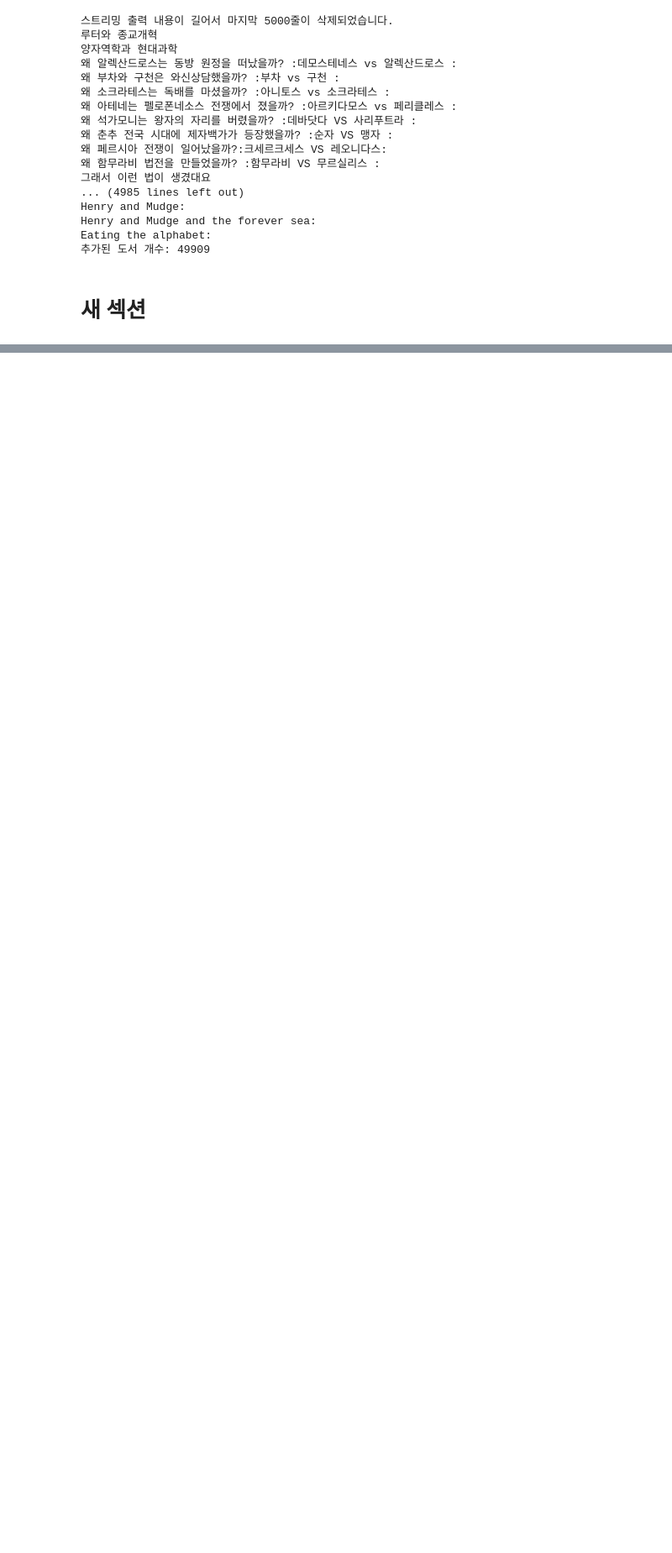
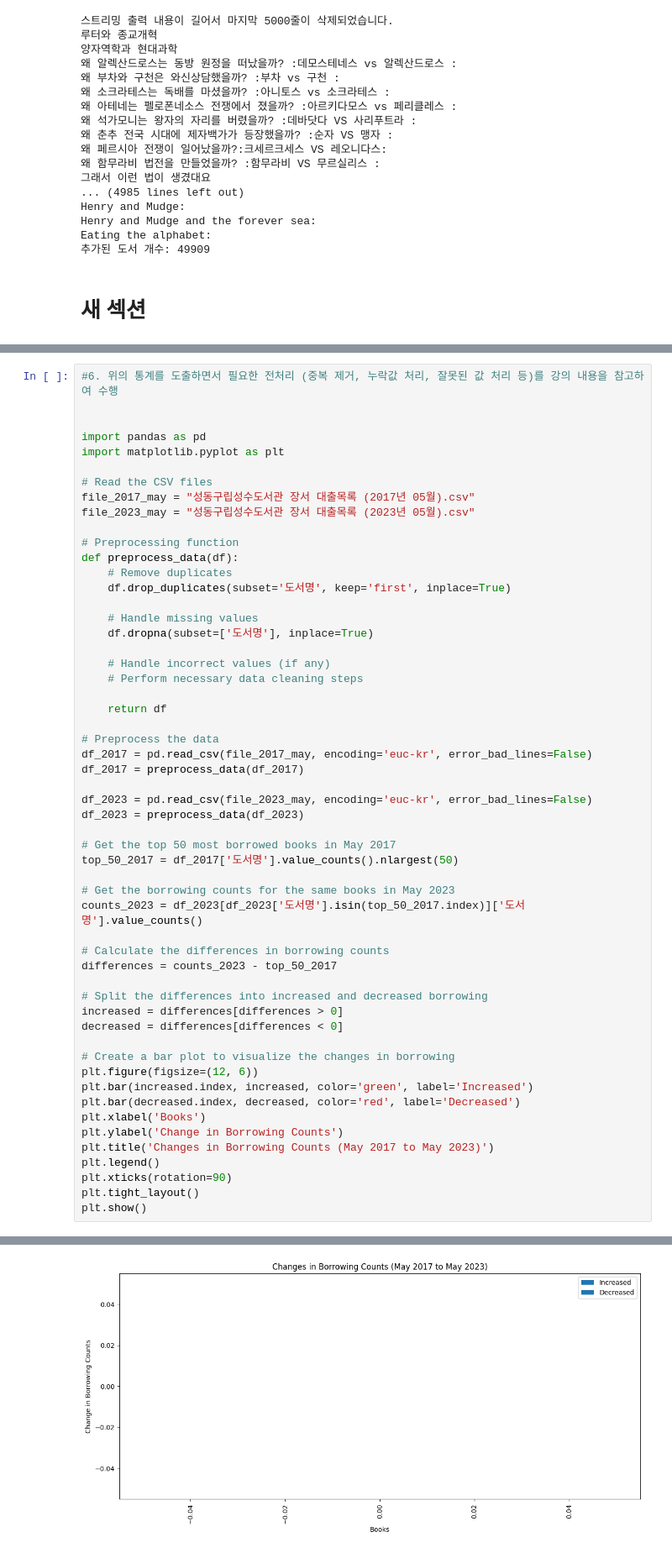
Before and after one commit to khakisalmon/python_programming, a Jupyter notebook: 김현중_2023240666_기말고사.ipynb, the cells around one changed output, grey strips where cells are left out. Shown at 84% size. Drawn from its saved outputs; the diff is of its cells as text; blank space fills up the shorter version.

```diff
--- a/김현중_2023240666_기말고사.ipynb
+++ b/김현중_2023240666_기말고사.ipynb
@@ -129,0 +268,56 @@ Henry and Mudge and the happy cat :the eighth book of their adventures
+# %%
+#6. 위의 통계를 도출하면서 필요한 전처리 (중복 제거, 누락값 처리, 잘못된 값 처리 등)를 강의 내용을 참고하여 수행
+
+
+import pandas as pd
+import matplotlib.pyplot as plt
+
+# Read the CSV files
+file_2017_may = "성동구립성수도서관 장서 대출목록 (2017년 05월).csv"
+file_2023_may = "성동구립성수도서관 장서 대출목록 (2023년 05월).csv"
+
+# Preprocessing function
+def preprocess_data(df):
+    # Remove duplicates
+    df.drop_duplicates(subset='도서명', keep='first', inplace=True)
+
+    # Handle missing values
+    df.dropna(subset=['도서명'], inplace=True)
+
+    # Handle incorrect values (if any)
+    # Perform necessary data cleaning steps
+
+    return df
+
+# Preprocess the data
+df_2017 = pd.read_csv(file_2017_may, encoding='euc-kr', error_bad_lines=False)
+df_2017 = preprocess_data(df_2017)
+
+df_2023 = pd.read_csv(file_2023_may, encoding='euc-kr', error_bad_lines=False)
+df_2023 = preprocess_data(df_2023)
+
+# Get the top 50 most borrowed books in May 2017
+top_50_2017 = df_2017['도서명'].value_counts().nlargest(50)
+
+# Get the borrowing counts for the same books in May 2023
+counts_2023 = df_2023[df_2023['도서명'].isin(top_50_2017.index)]['도서명'].value_counts()
+
+# Calculate the differences in borrowing counts
+differences = counts_2023 - top_50_2017
+
+# Split the differences into increased and decreased borrowing
+increased = differences[differences > 0]
+decreased = differences[differences < 0]
+
+# Create a bar plot to visualize the changes in borrowing
+plt.figure(figsize=(12, 6))
+plt.bar(increased.index, increased, color='green', label='Increased')
+plt.bar(decreased.index, decreased, color='red', label='Decreased')
+plt.xlabel('Books')
+plt.ylabel('Change in Borrowing Counts')
+plt.title('Changes in Borrowing Counts (May 2017 to May 2023)')
+plt.legend()
+plt.xticks(rotation=90)
+plt.tight_layout()
+plt.show()
+# %% [output]
@@ -129,0 +331 @@ Henry and Mudge and the happy cat :the eighth book of their adventures
+[figure, added]
```
Also changed, not shown: parts of 6 cells of this notebook.
